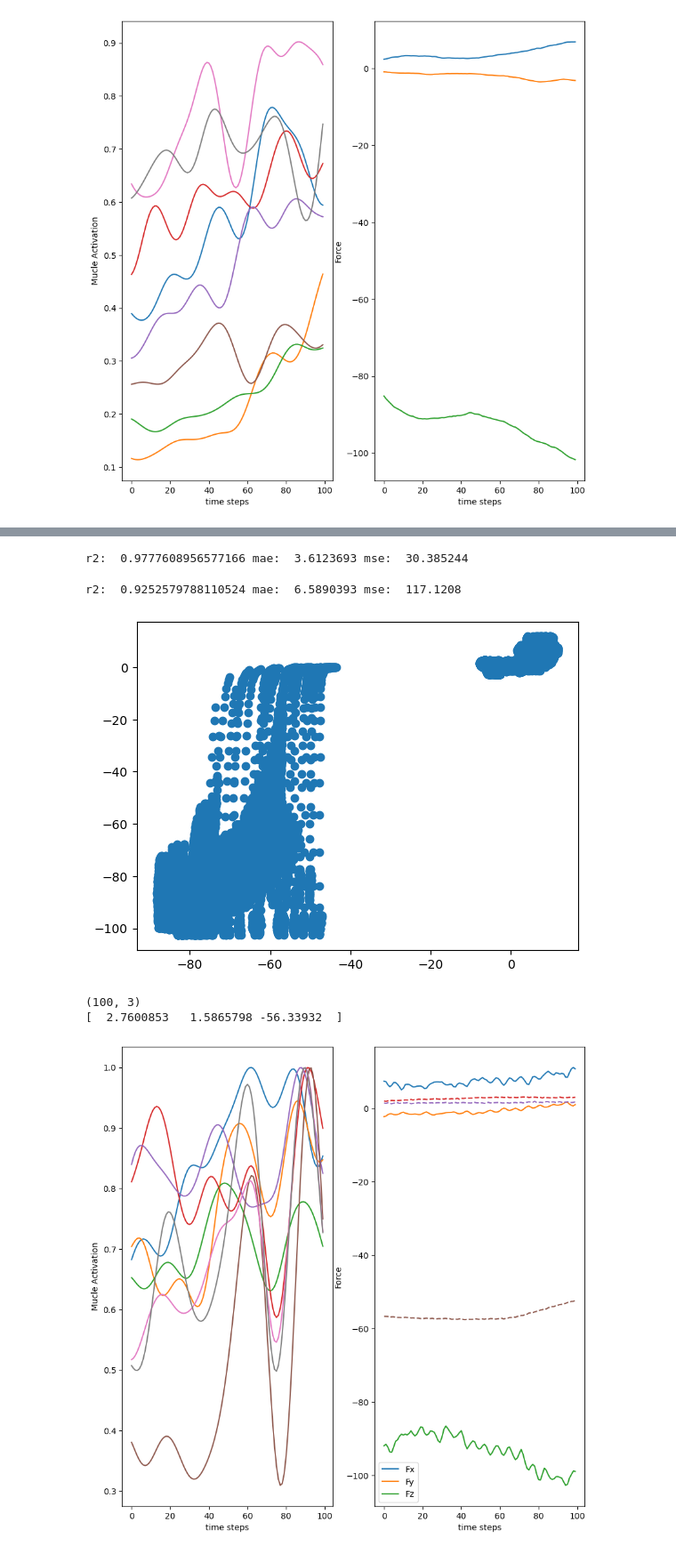
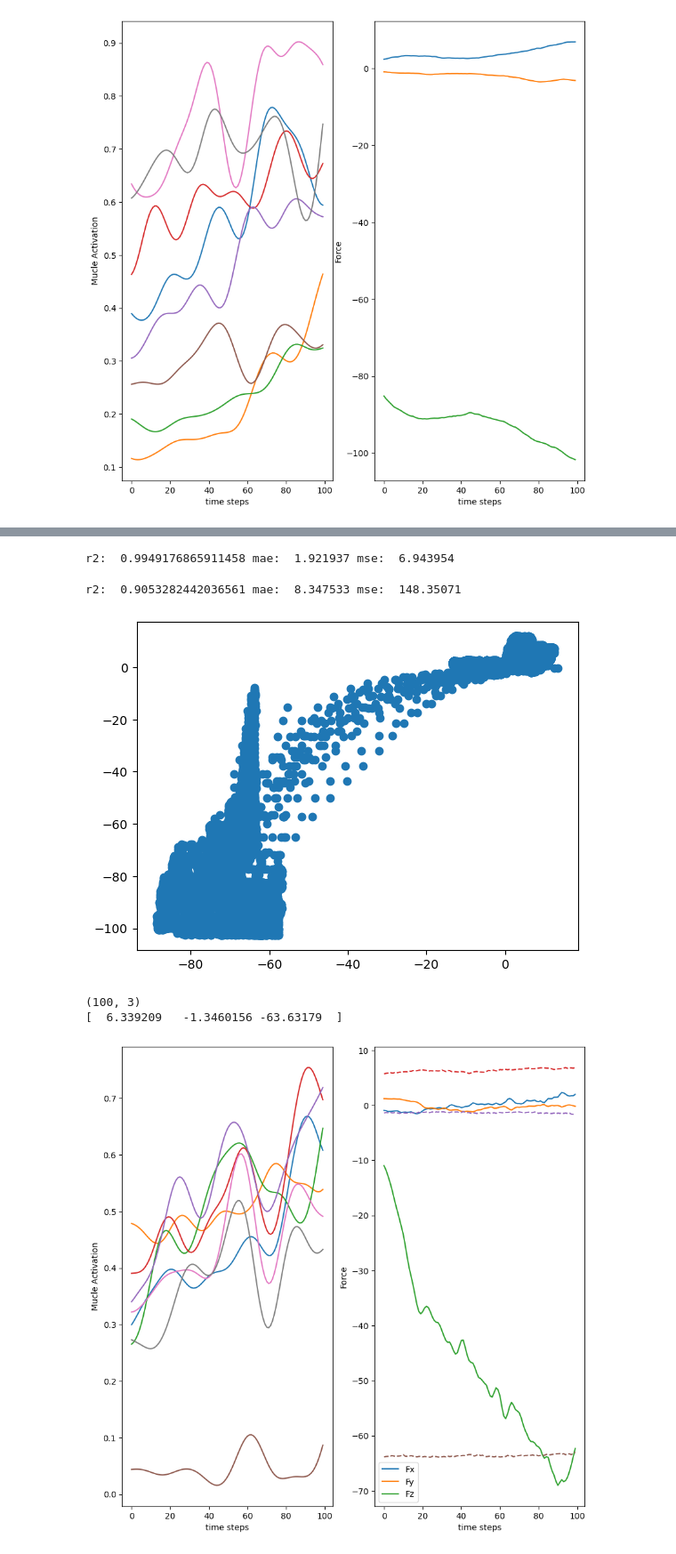
Before and after one commit to ericfonseca95/kmk, a Jupyter notebook: notebooks/LSTM_EXP.ipynb, the cells around one changed output, grey strips where cells are left out. Shown at 89% size. Cells and saved outputs as stored; diff of their text form; code cells hidden in the pictures.

Commit message:
upload with new lstm on simulated data notebook
upload with new lstm on simulated data notebook

```diff
--- a/notebooks/LSTM_EXP.ipynb
+++ b/notebooks/LSTM_EXP.ipynb
@@ -186,7 +186,7 @@ class lstm(nn.Module):
         x = self.output(x)
         return x
 # %%
-model = lstm(n_linear_layers=3, n_outputs = len(train_data.Y[0].flatten()), lstm_n_outputs = 3000, layer_size=300).to('cuda')
+model = lstm(n_linear_layers=3, n_outputs = len(train_data.Y[0].flatten()), lstm_n_outputs = 3000, layer_size=30).to('cuda')
 model
 # %% [output]
 lstm(
@@ -250,7 +250,7 @@ mae = mean_absolute_error(y, pred)
 mse = mean_squared_error(y, pred)
 print('r2: ', r2, 'mae: ', mae, 'mse: ', mse)
 # %% [output]
-r2:  0.9777608956577166 mae:  3.6123693 mse:  30.385244
+r2:  0.9949176865911458 mae:  1.921937 mse:  6.943954
 # %%
 pred = model(test_data.X.to('cuda')).detach().cpu().numpy().reshape(-1,1)
 y_test = test_data.Y.detach().cpu().numpy().reshape(-1,1)
@@ -260,32 +260,32 @@ mae = mean_absolute_error(y_test, pred)
 mse = mean_squared_error(y_test, pred)
 print('r2: ', r2, 'mae: ', mae, 'mse: ', mse)
 # %% [output]
-r2:  0.9252579788110524 mae:  6.5890393 mse:  117.1208
+r2:  0.9053282442036561 mae:  8.347533 mse:  148.35071
-[figure, old version]
+[figure, new version]
 # %%
 # plot a sample of the data
-n = 100
+n = 1
 x_plot = test_data.X[n].detach().cpu().numpy()
 y_plot = test_data.Y[n].detach().cpu().numpy().reshape(-1, 3)
 print(y_plot.shape)
 y_labels = test_data.ycols
 x_labels = test_data.xcols
 fig, ax = plt.subplots(1,2, figsize=(10,10))
 ax[0].plot(x_plot)
 ax[0].set_xlabel('time steps')
 ax[0].set_ylabel('Mucle Activation')
 ax[1].plot(y_plot)
 
 ax[1].set_xlabel('time steps')
 ax[1].set_ylabel('Force')
 ax[1].legend(y_labels)
 #plot the prediction of this sample
 pred = model(test_data.X[0].to('cuda').unsqueeze(0)).detach().cpu().numpy().reshape(-1, 3)
 ax[1].plot(pred, '--')
 # print the mean prediction on the plot
 pred_mean = np.mean(pred, axis=0)
 print(pred_mean)
 # %% [output]
 (100, 3)
-[  2.7600853   1.5865798 -56.33932  ]
+[  6.339209   -1.3460156 -63.63179  ]
-[figure, old version]
+[figure, new version]
```
Also changed, not shown: parts of 5 cells of this notebook, 1 other file.
